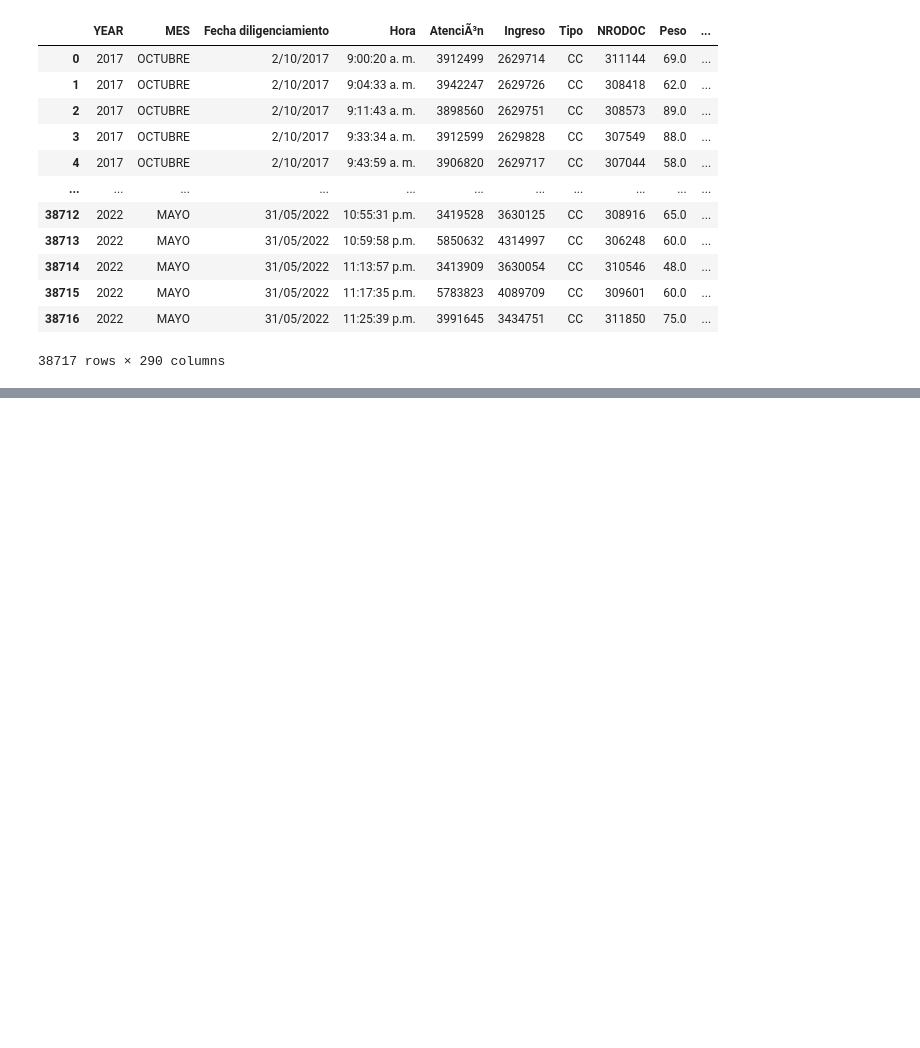
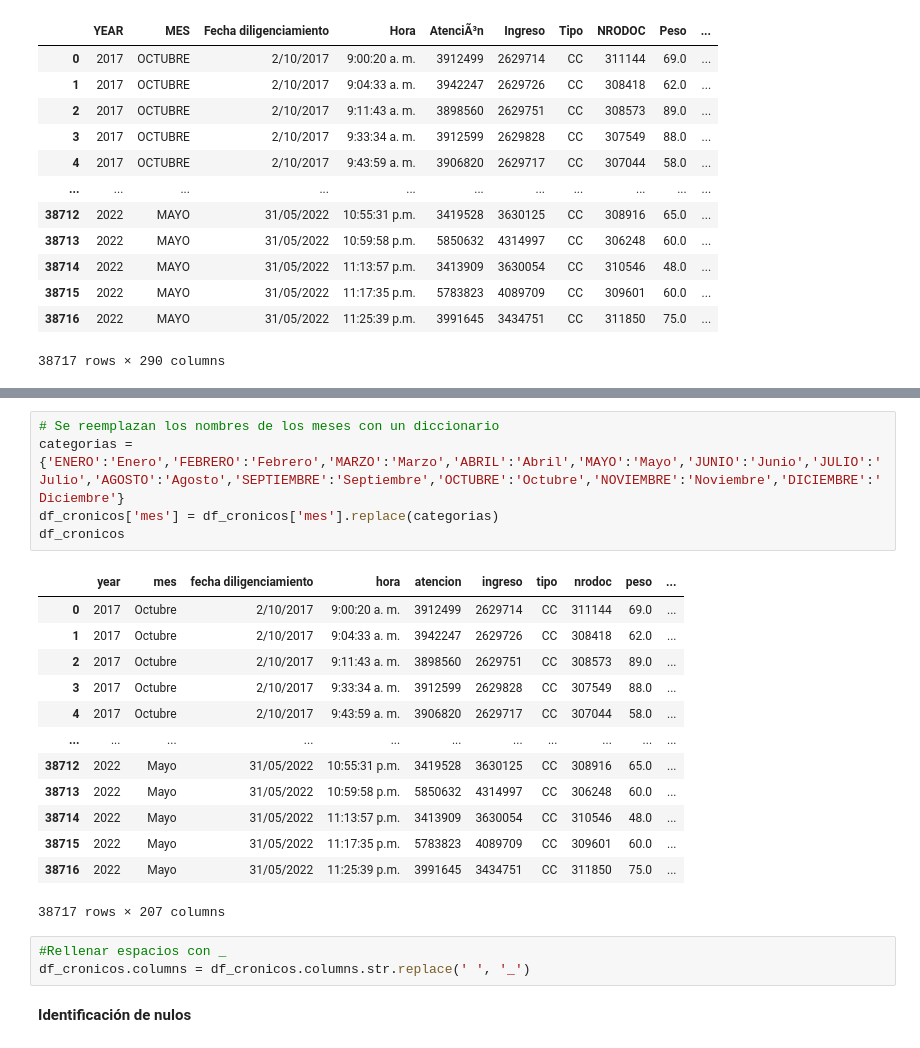
Before and after one commit to danielmancovidales/Aplicaciones-en-salud, a Jupyter notebook: prepro_cronicos.ipynb, the cells around one changed output, grey strips where cells are left out. Drawn from its saved outputs; the diff is of its cells as text; blank space fills up the shorter version.

```diff
--- a/prepro_cronicos.ipynb
+++ b/prepro_cronicos.ipynb
@@ -33,0 +227,24 @@ df_cronicos
+# %%
+# Se reemplazan los nombres de los meses con un diccionario
+categorias = {'ENERO':'Enero','FEBRERO':'Febrero','MARZO':'Marzo','ABRIL':'Abril','MAYO':'Mayo','JUNIO':'Junio','JULIO':'Julio','AGOSTO':'Agosto','SEPTIEMBRE':'Septiembre','OCTUBRE':'Octubre','NOVIEMBRE':'Noviembre','DICIEMBRE':'Diciembre'}
+df_cronicos['mes'] = df_cronicos['mes'].replace(categorias)
+df_cronicos
+# %% [output]
+|  | year | mes | fecha diligenciamiento | hora | atencion | ingreso | tipo | nrodoc | peso | ... |
+| 0 | 2017 | Octubre | 2/10/2017 | 9:00:20 a. m. | 3912499 | 2629714 | CC | 311144 | 69.0 | ... |
+| 1 | 2017 | Octubre | 2/10/2017 | 9:04:33 a. m. | 3942247 | 2629726 | CC | 308418 | 62.0 | ... |
+| 2 | 2017 | Octubre | 2/10/2017 | 9:11:43 a. m. | 3898560 | 2629751 | CC | 308573 | 89.0 | ... |
+| 3 | 2017 | Octubre | 2/10/2017 | 9:33:34 a. m. | 3912599 | 2629828 | CC | 307549 | 88.0 | ... |
+| 4 | 2017 | Octubre | 2/10/2017 | 9:43:59 a. m. | 3906820 | 2629717 | CC | 307044 | 58.0 | ... |
+| ... | ... | ... | ... | ... | ... | ... | ... | ... | ... | ... |
+| 38712 | 2022 | Mayo | 31/05/2022 | 10:55:31 p.m. | 3419528 | 3630125 | CC | 308916 | 65.0 | ... |
+| 38713 | 2022 | Mayo | 31/05/2022 | 10:59:58 p.m. | 5850632 | 4314997 | CC | 306248 | 60.0 | ... |
+| 38714 | 2022 | Mayo | 31/05/2022 | 11:13:57 p.m. | 3413909 | 3630054 | CC | 310546 | 48.0 | ... |
+| 38715 | 2022 | Mayo | 31/05/2022 | 11:17:35 p.m. | 5783823 | 4089709 | CC | 309601 | 60.0 | ... |
+| 38716 | 2022 | Mayo | 31/05/2022 | 11:25:39 p.m. | 3991645 | 3434751 | CC | 311850 | 75.0 | ... |
+38717 rows × 207 columns
+# %%
+#Rellenar espacios con _
+df_cronicos.columns = df_cronicos.columns.str.replace(' ', '_')
+# %% [markdown]
+**Identificación de nulos**
```
Also changed, not shown: parts of 32 cells of this notebook.
